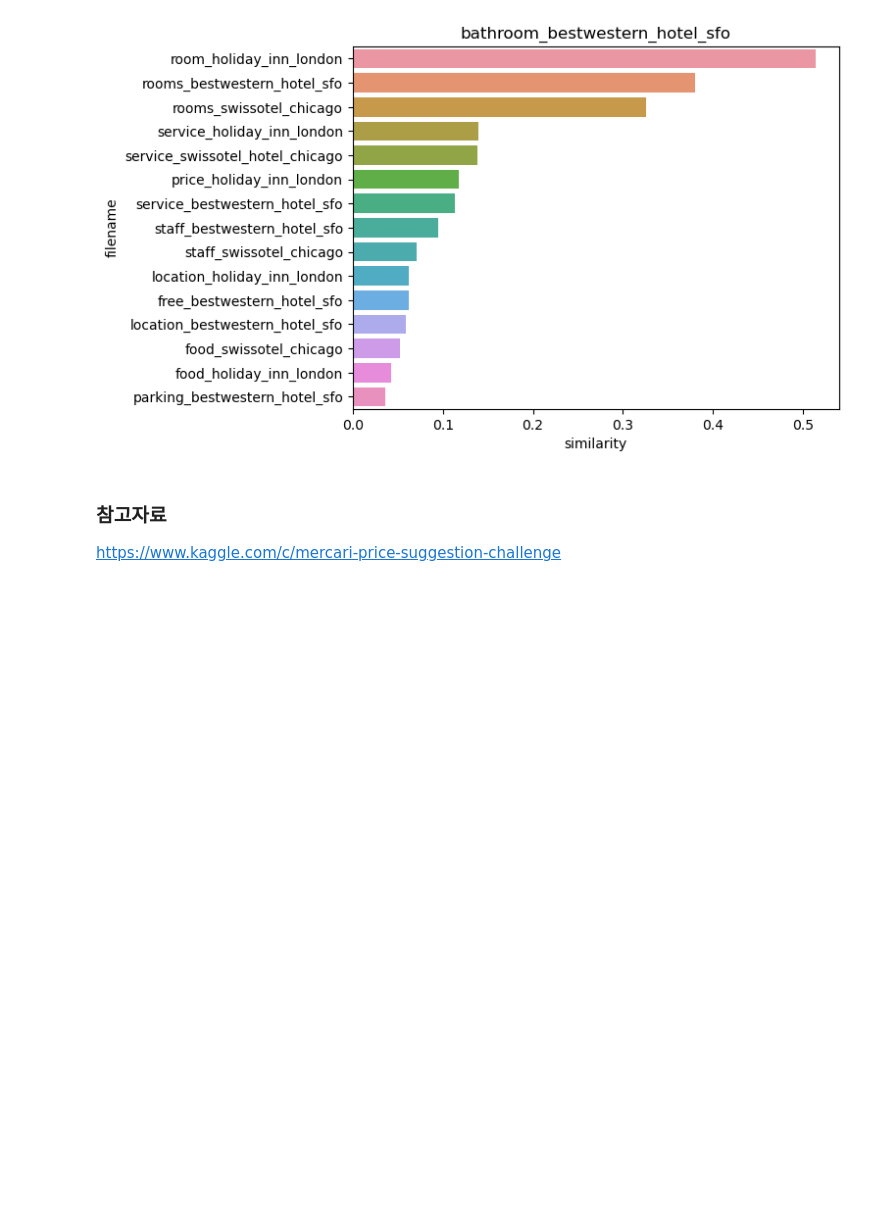
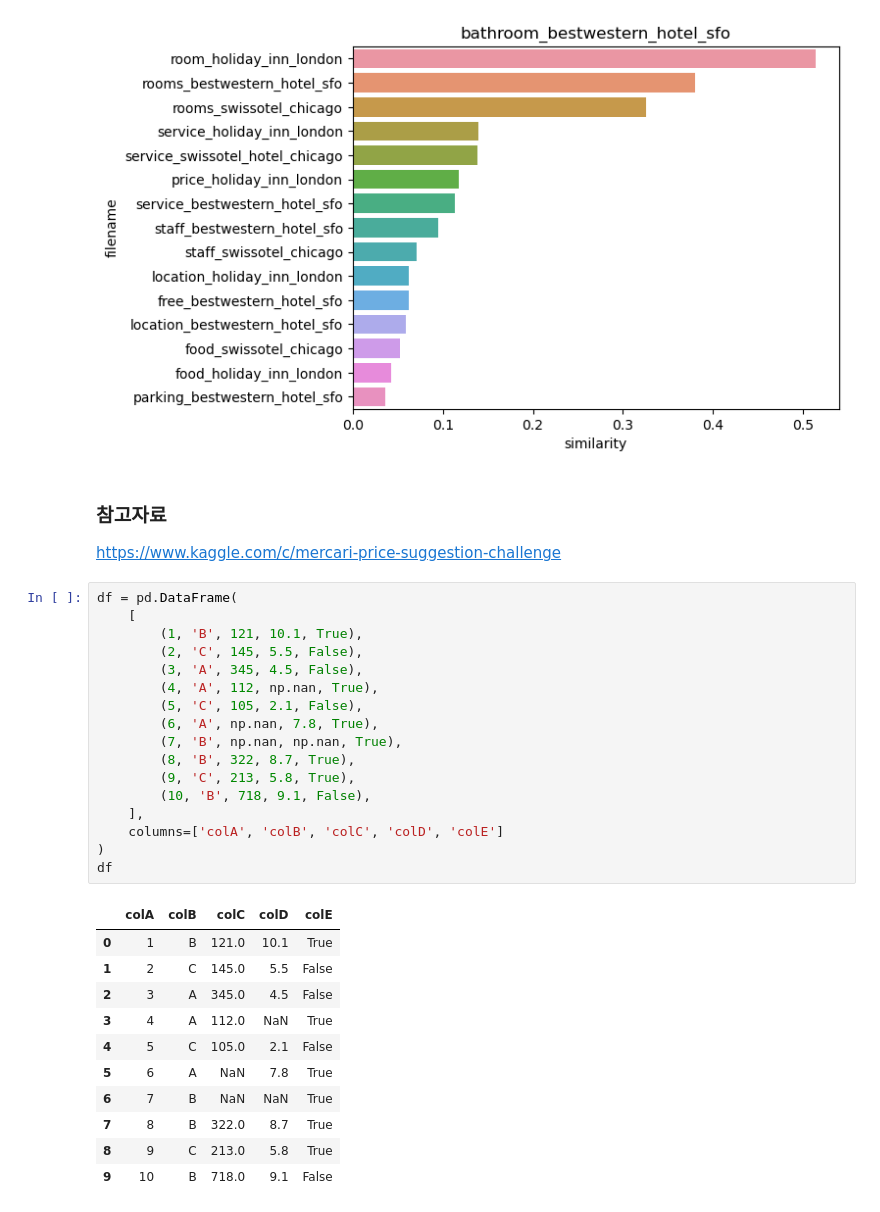
Before and after one commit to yjKang49/aibootcamp, a Jupyter notebook: Machine Learning/source/30. 문서 유사도(2023.07.31).ipynb, the cells around one changed output. Saved outputs shown, nothing was run; the diff lists cells and outputs as text; blank space fills up the shorter version.

```diff
--- a/Machine Learning/source/30. 문서 유사도(2023.07.31).ipynb
+++ b/Machine Learning/source/30. 문서 유사도(2023.07.31).ipynb
@@ -234,3 +234,32 @@ Text(0.5, 1.0, 'bathroom_bestwestern_hotel_sfo')
 # %% [markdown]
 ### 참고자료
 https://www.kaggle.com/c/mercari-price-suggestion-challenge
+# %%
+df = pd.DataFrame(
+    [
+        (1, 'B', 121, 10.1, True),
+        (2, 'C', 145, 5.5, False),
+        (3, 'A', 345, 4.5, False),
+        (4, 'A', 112, np.nan, True),
+        (5, 'C', 105, 2.1, False),
+        (6, 'A', np.nan, 7.8, True),
+        (7, 'B', np.nan, np.nan, True),
+        (8, 'B', 322, 8.7, True),
+        (9, 'C', 213, 5.8, True),
+        (10, 'B', 718, 9.1, False),
+    ],
+    columns=['colA', 'colB', 'colC', 'colD', 'colE']
+)
+df
+# %% [output]
+|  | colA | colB | colC | colD | colE |
+| 0 | 1 | B | 121.0 | 10.1 | True |
+| 1 | 2 | C | 145.0 | 5.5 | False |
+| 2 | 3 | A | 345.0 | 4.5 | False |
+| 3 | 4 | A | 112.0 | NaN | True |
+| 4 | 5 | C | 105.0 | 2.1 | False |
+| 5 | 6 | A | NaN | 7.8 | True |
+| 6 | 7 | B | NaN | NaN | True |
+| 7 | 8 | B | 322.0 | 8.7 | True |
+| 8 | 9 | C | 213.0 | 5.8 | True |
+| 9 | 10 | B | 718.0 | 9.1 | False |
```
Also changed, not shown: parts of 4 cells of this notebook, 9 other files.
